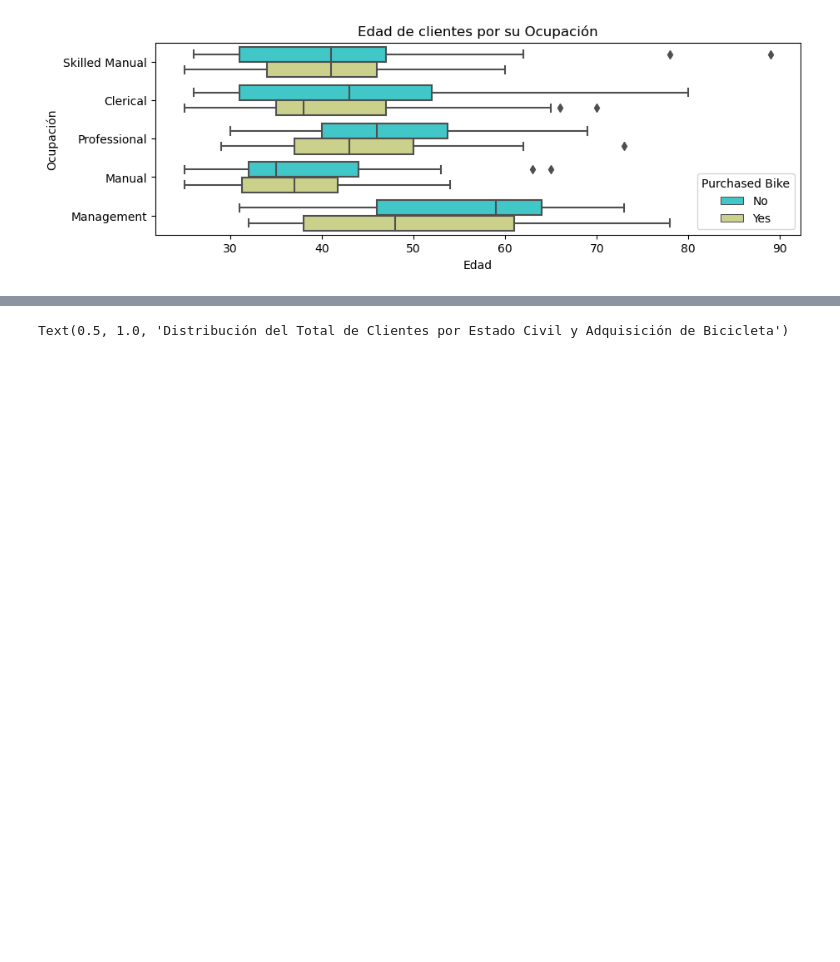
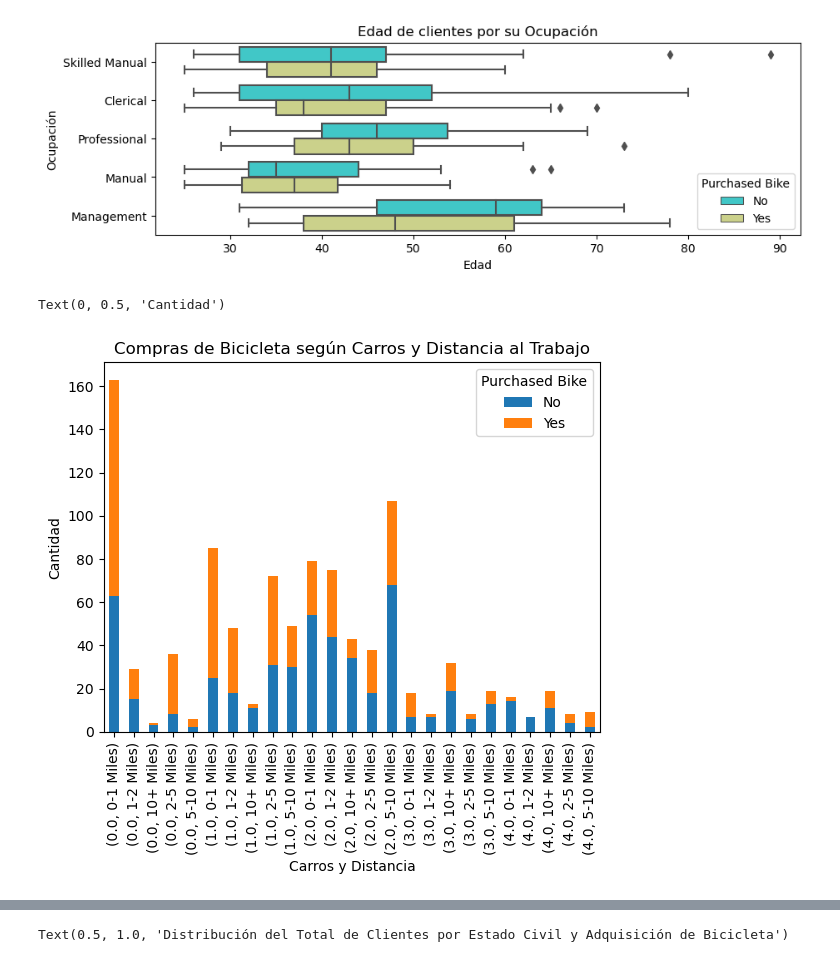
Before and after one commit to Raichi1/FDS-2023-1-CC52, a Jupyter notebook: code/TF-Code.ipynb, the cells around one changed output, grey strips where cells are left out. Drawn from its saved outputs; the diff is of its cells as text; code cells hidden in the pictures; blank space fills up the shorter version.

```diff
--- a/code/TF-Code.ipynb
+++ b/code/TF-Code.ipynb
@@ -268,3 +287,11 @@ plt.title('Edad de clientes por su Ocupación')
 # %% [output]
 Text(0.5, 1.0, 'Edad de clientes por su Ocupación')
 [figure]
+# %%
+bikes.groupby(['Cars', 'Commute Distance'])['Purchased Bike'].value_counts().unstack().plot(kind='bar', stacked=True)
+plt.title('Compras de Bicicleta según Carros y Distancia al Trabajo')
+plt.xlabel('Carros y Distancia')
+plt.ylabel('Cantidad')
+# %% [output]
+Text(0, 0.5, 'Cantidad')
+[figure, added]
```
Also changed, not shown: parts of 17 cells of this notebook.
